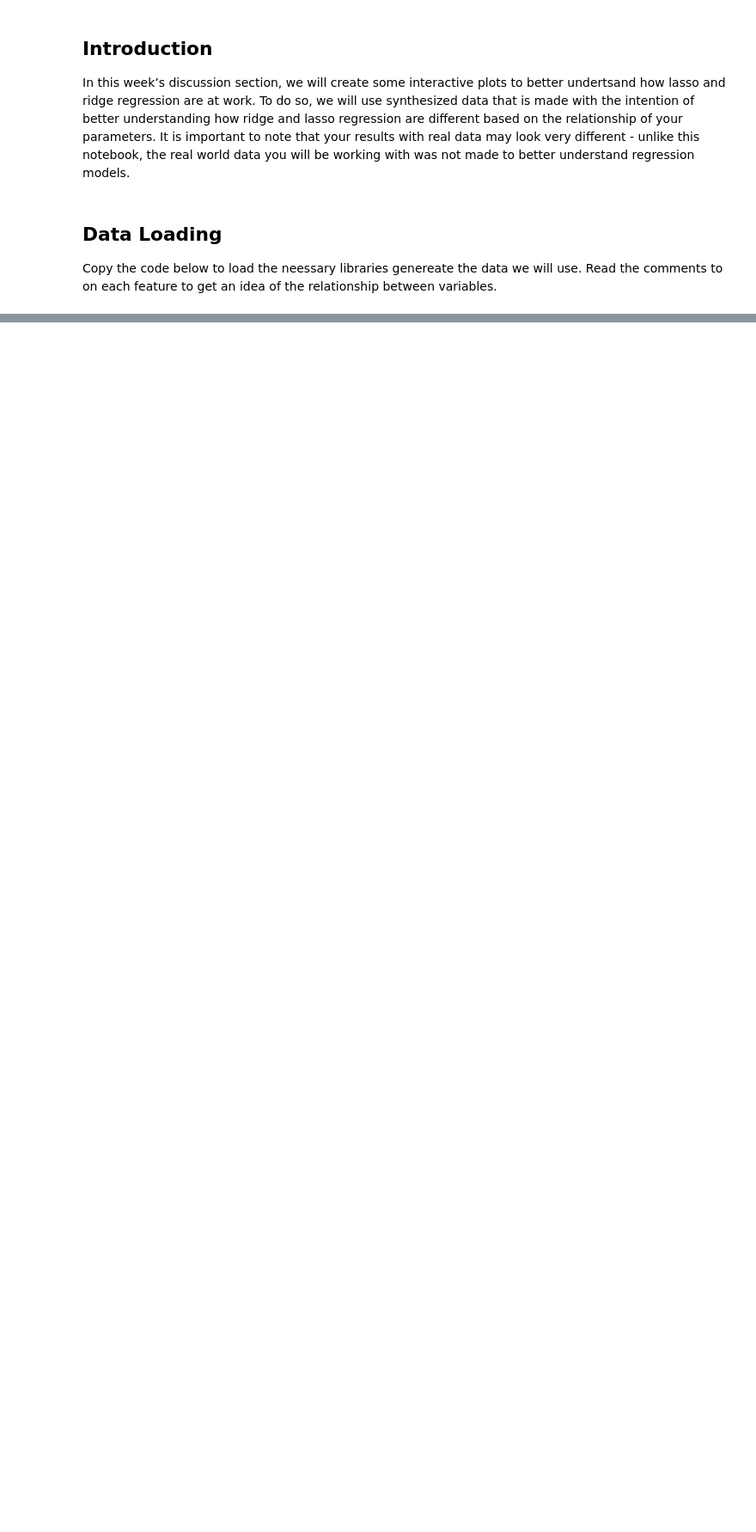
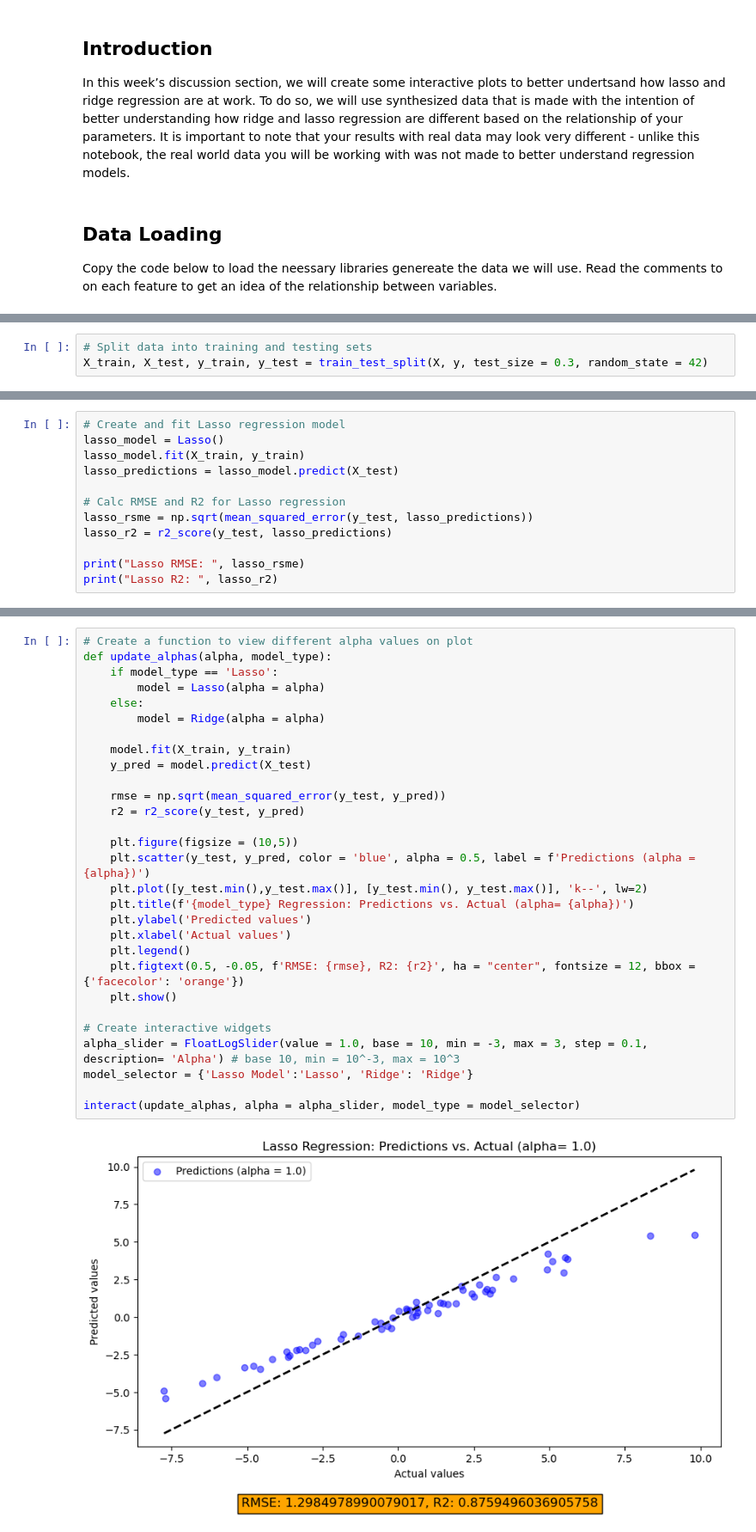
Before and after one commit to jordancsibley/EDS232-discussion, a Jupyter notebook: week2-ridge-lasso.ipynb, the cells around one changed output, grey strips where cells are left out. Shown: that part at 86% size. Saved outputs shown, nothing was run; the diff lists cells and outputs as text; blank space fills up the shorter version.

```diff
--- a/week2-ridge-lasso.ipynb
+++ b/week2-ridge-lasso.ipynb
@@ -34,0 +46,3 @@ y = 3 * X[:, 0] + 2 * X[:, 1] + 0.5 * X[:, 2] + np.random.normal(0, 0.1, n_sampl
+# %%
+# Split data into training and testing sets
+X_train, X_test, y_train, y_test = train_test_split(X, y, test_size = 0.3, random_state = 42)
@@ -34,0 +65,12 @@ y = 3 * X[:, 0] + 2 * X[:, 1] + 0.5 * X[:, 2] + np.random.normal(0, 0.1, n_sampl
+# %%
+# Create and fit Lasso regression model
+lasso_model = Lasso()
+lasso_model.fit(X_train, y_train)
+lasso_predictions = lasso_model.predict(X_test)
+
+# Calc RMSE and R2 for Lasso regression
+lasso_rsme = np.sqrt(mean_squared_error(y_test, lasso_predictions))
+lasso_r2 = r2_score(y_test, lasso_predictions)
+
+print("Lasso RMSE: ", lasso_rsme)
+print("Lasso R2: ", lasso_r2)
@@ -34,0 +116,31 @@ y = 3 * X[:, 0] + 2 * X[:, 1] + 0.5 * X[:, 2] + np.random.normal(0, 0.1, n_sampl
+# %%
+# Create a function to view different alpha values on plot
+def update_alphas(alpha, model_type):
+    if model_type == 'Lasso':
+        model = Lasso(alpha = alpha)
+    else:
+        model = Ridge(alpha = alpha)
+
+    model.fit(X_train, y_train)
+    y_pred = model.predict(X_test)
+
+    rmse = np.sqrt(mean_squared_error(y_test, y_pred))
+    r2 = r2_score(y_test, y_pred)
+
+    plt.figure(figsize = (10,5))
+    plt.scatter(y_test, y_pred, color = 'blue', alpha = 0.5, label = f'Predictions (alpha = {alpha})')
+    plt.plot([y_test.min(),y_test.max()], [y_test.min(), y_test.max()], 'k--', lw=2)
+    plt.title(f'{model_type} Regression: Predictions vs. Actual (alpha= {alpha})')
+    plt.ylabel('Predicted values')
+    plt.xlabel('Actual values')
+    plt.legend()
+    plt.figtext(0.5, -0.05, f'RMSE: {rmse}, R2: {r2}', ha = "center", fontsize = 12, bbox = {'facecolor': 'orange'})
+    plt.show()
+
+# Create interactive widgets
+alpha_slider = FloatLogSlider(value = 1.0, base = 10, min = -3, max = 3, step = 0.1, description= 'Alpha') # base 10, min = 10^-3, max = 10^3
+model_selector = {'Lasso Model':'Lasso', 'Ridge': 'Ridge'}
+
+interact(update_alphas, alpha = alpha_slider, model_type = model_selector)
+# %% [output]
+[figure, added]
```
Also changed, not shown: parts of 8 cells of this notebook.
